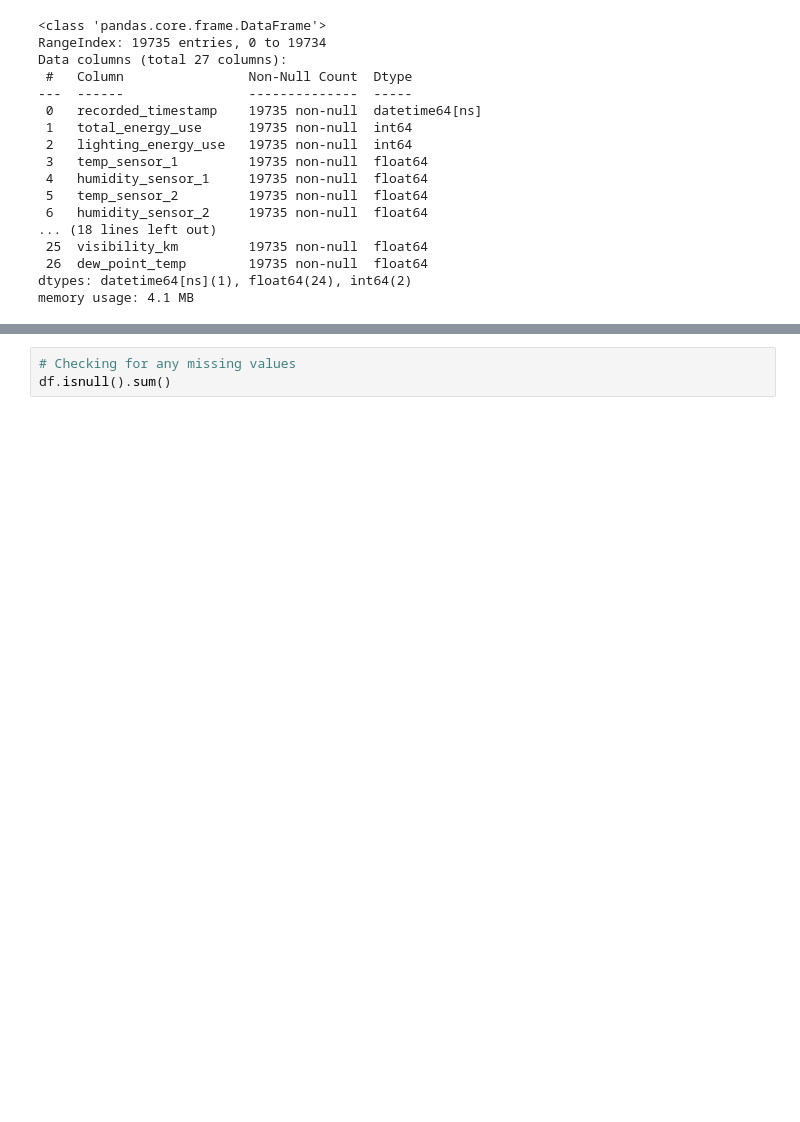
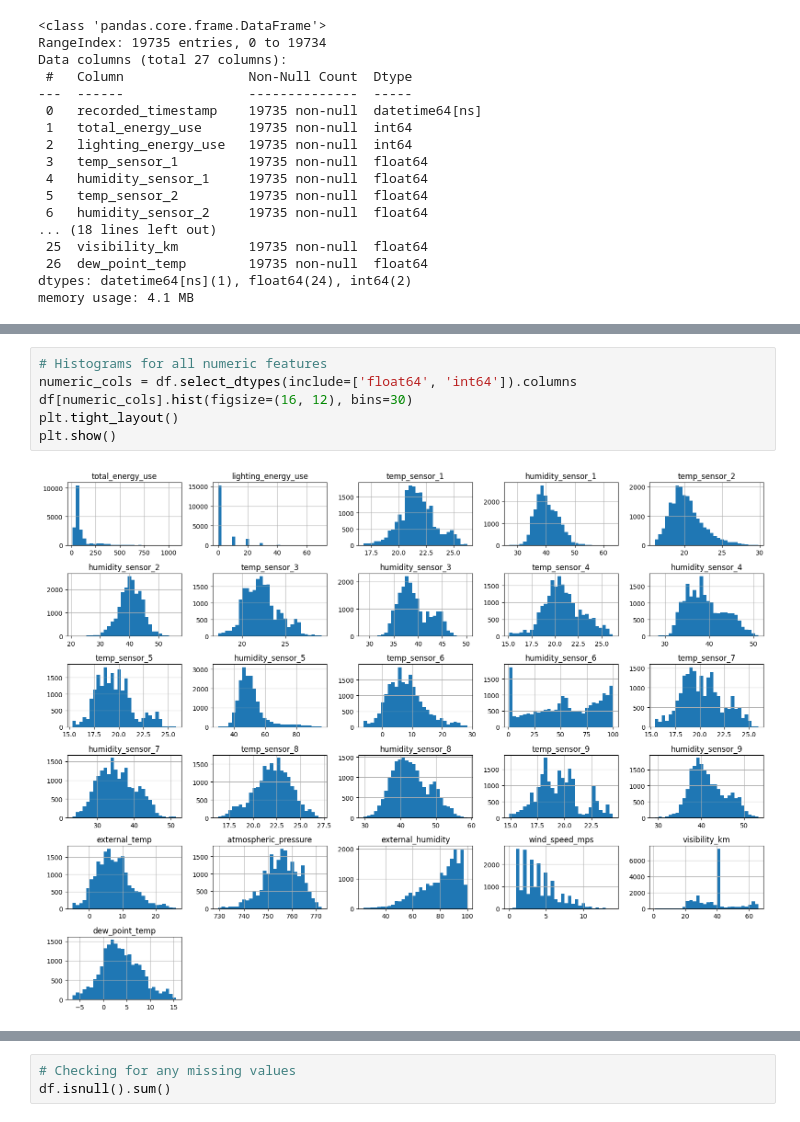
Before and after one commit to chamleyash/Appliances_Engergy_Consumption_Prediction, a Jupyter notebook: App_Energy_Consump_model.ipynb, the cells around one changed output, grey strips where cells are left out. Drawn from its saved outputs; the diff is of its cells as text; blank space fills up the shorter version.

```diff
--- a/App_Energy_Consump_model.ipynb
+++ b/App_Energy_Consump_model.ipynb
@@ -78,0 +94,8 @@ memory usage: 4.1 MB
+# %%
+# Histograms for all numeric features
+numeric_cols = df.select_dtypes(include=['float64', 'int64']).columns
+df[numeric_cols].hist(figsize=(16, 12), bins=30)
+plt.tight_layout()
+plt.show()
+# %% [output]
+[figure, added]
```
Also changed, not shown: parts of 50 cells of this notebook.
